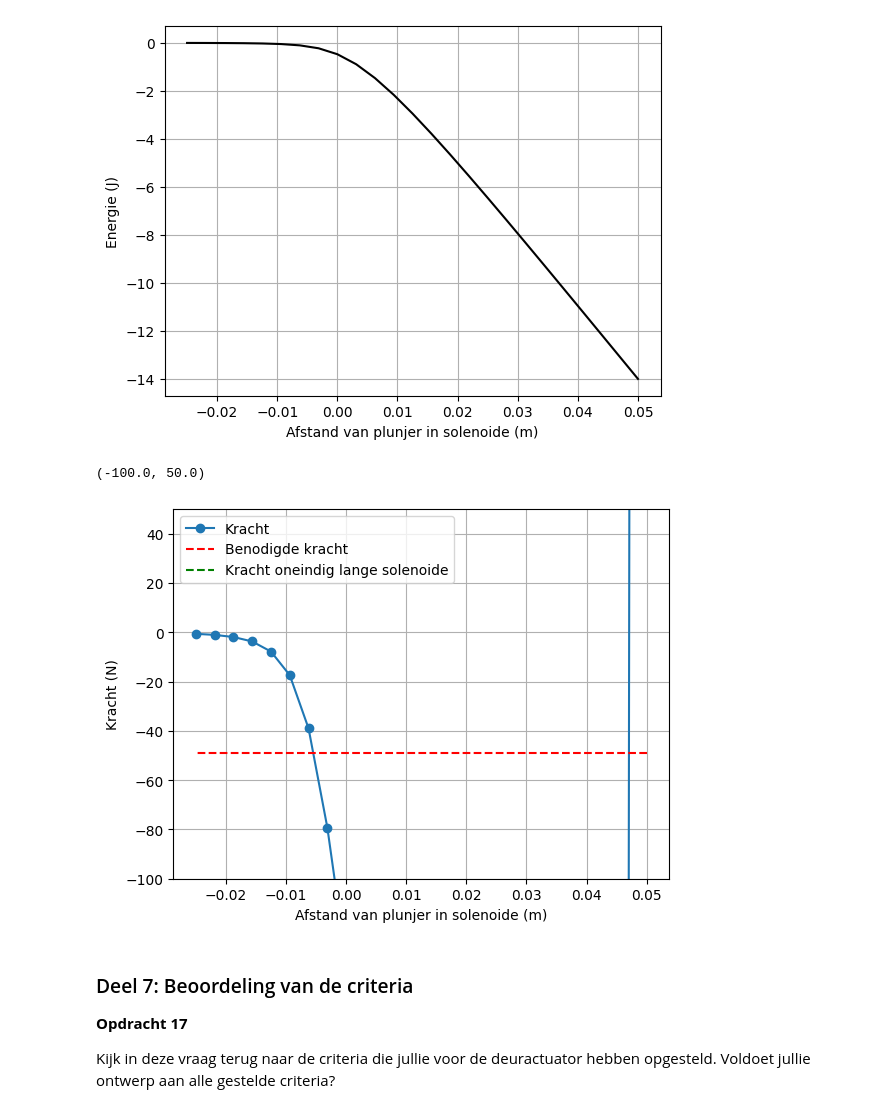
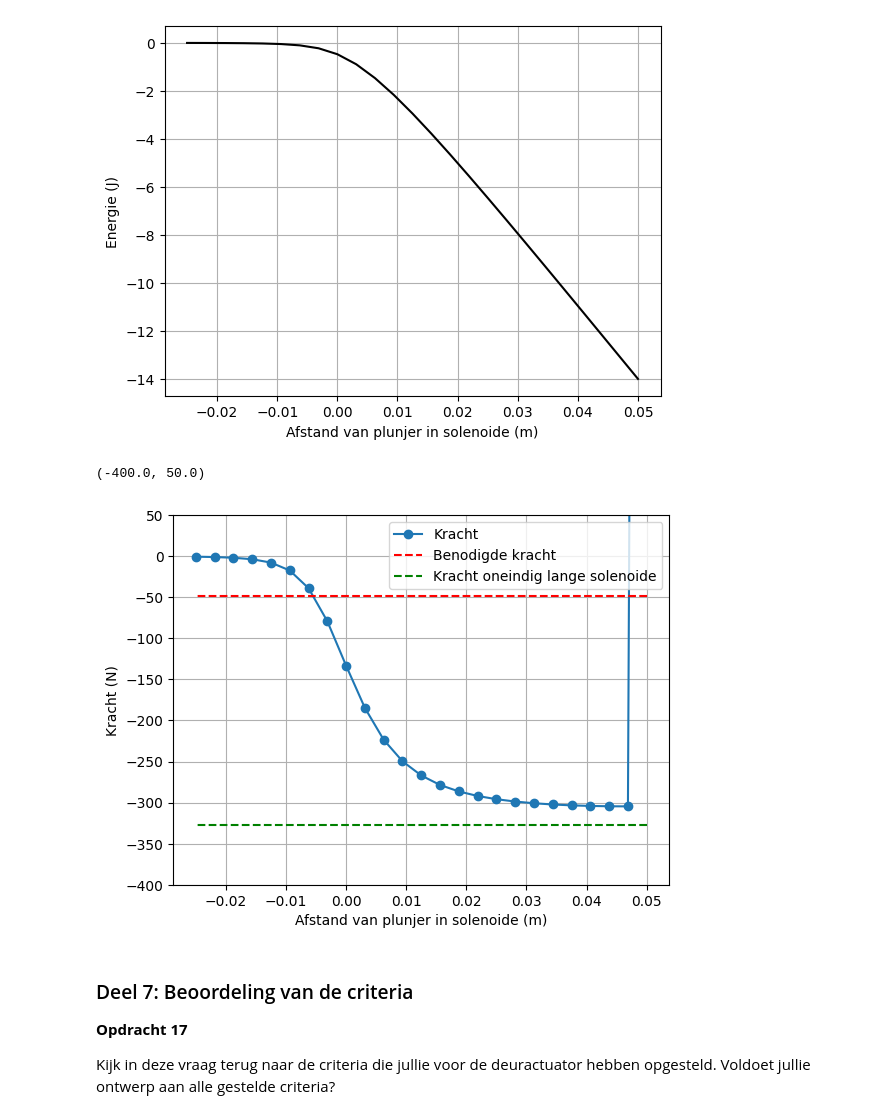
Before and after one commit to sjiemen/DEF_opdrachten_fork, a Jupyter notebook: DigitaleOntwerpopdrachten/2KrachtactuatorOpdracht/2KrachtactuatorOpdracht/KrachtactuatorOpdracht.ipynb, the cells around one changed output. Drawn from its saved outputs; the diff is of its cells as text; code cells hidden in the pictures.

```diff
--- a/DigitaleOntwerpopdrachten/2KrachtactuatorOpdracht/2KrachtactuatorOpdracht/KrachtactuatorOpdracht.ipynb
+++ b/DigitaleOntwerpopdrachten/2KrachtactuatorOpdracht/2KrachtactuatorOpdracht/KrachtactuatorOpdracht.ipynb
@@ -526,15 +526,15 @@ plt.xlabel('Afstand van plunjer in solenoide (m)'), plt.ylabel('Energie (J)'), p
 # %%
 force_analytical = -mu_0*mu_r * np.pi * r_sol**2 * N**2 * I**2 / 2 /L_sol**2 # Kracht uitrekenen numeriek
 force_numerical = np.diff(Wz, n=1, append=[0])/(z_ax[1] - z_ax[0]) # Kracht uitrekenen
 # Plotting the results
 plt.plot(L_sol/2 - z_ax, np.flipud(force_numerical), '-o', label='Kracht')
 plt.plot(L_sol/2 - z_ax, (-5*9.8)*np.ones(n_ax), '--r', label='Benodigde kracht')
 plt.plot(L_sol/2 - z_ax, force_analytical*np.ones(n_ax), '--g', label='Kracht oneindig lange solenoide')
 plt.xlabel('Afstand van plunjer in solenoide (m)'), plt.ylabel('Kracht (N)'), plt.grid(), plt.legend()
-plt.ylim([-100, 50])
+plt.ylim([-400, 50])
 # %% [output]
-(-100.0, 50.0)
+(-400.0, 50.0)
-[figure, old version]
+[figure, new version]
 # %% [markdown]
 ### Deel 7: Beoordeling van de criteria
 **Opdracht 17**
```
